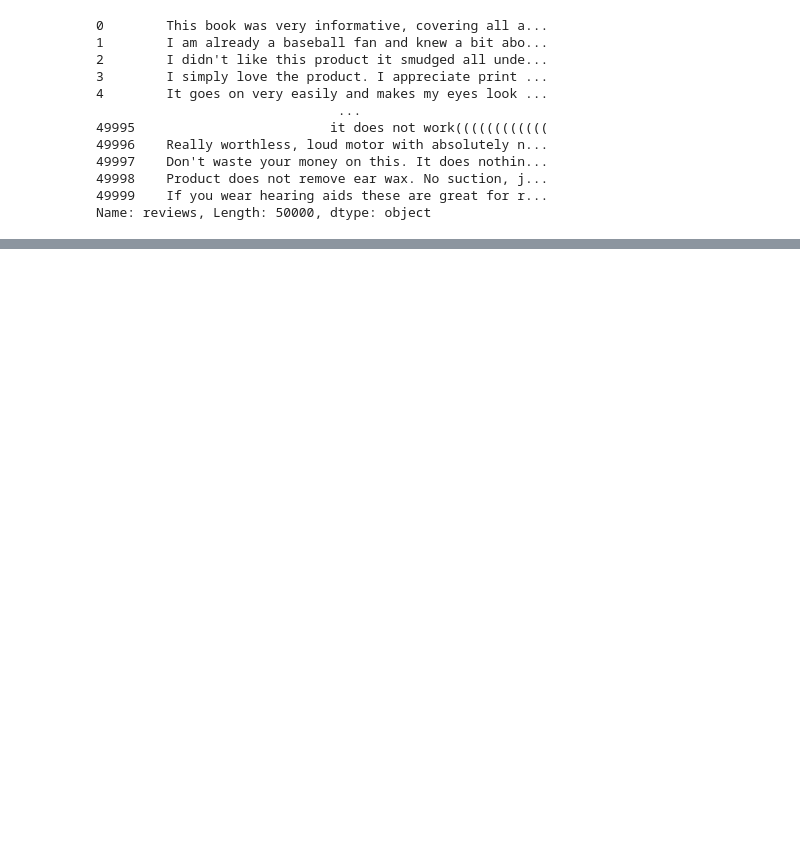
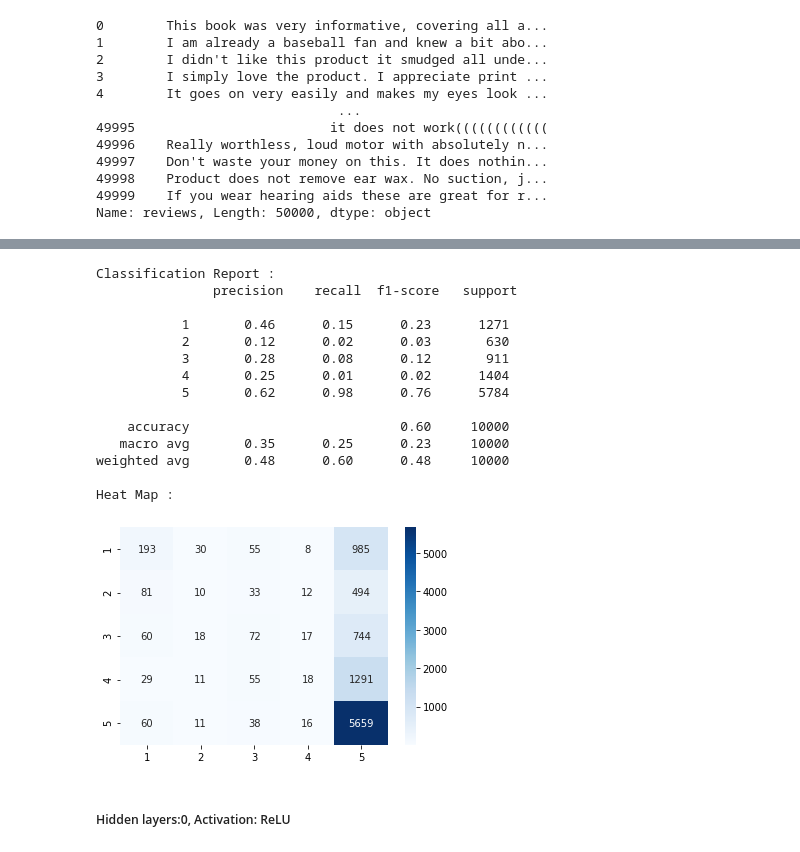
Before and after one commit to Manojbhadu/CS772-DL4NLP, a Jupyter notebook: Assignment2/Word2Vec.ipynb, the cells around one changed output, grey strips where cells are left out. Cells and saved outputs as stored; diff of their text form; code cells hidden in the pictures; blank space fills up the shorter version.

```diff
--- a/Assignment2/Word2Vec.ipynb
+++ b/Assignment2/Word2Vec.ipynb
@@ -252,0 +450,9 @@ Epoch 1/15
+# %%
+Sigmoid1 = NeuralNetGlove(preprocessed_reviews,Y)
+Sigmoid1.build_nn(hiddenLayers=1,activationHidden='sigmoid')
+Sigmoid1.train_nn(64,15)
+y_pred = Sigmoid1.predict(preprocessed_test_reviews)
+accuracyTest = accuracy_score(test['ratings'],y_pred)
+accuracyTrain = Sigmoid1.history.history['accuracy'][-1]
+print(accuracyTrain)
+print(accuracyTest)
@@ -252,0 +477,20 @@ Epoch 1/15
+# %%
+report(y_pred,test,Model=Sigmoid1)
+# %% [output]
+Classification Report :
+               precision    recall  f1-score   support
+
+           1       0.46      0.15      0.23      1271
+           2       0.12      0.02      0.03       630
+           3       0.28      0.08      0.12       911
+           4       0.25      0.01      0.02      1404
+           5       0.62      0.98      0.76      5784
+
+    accuracy                           0.60     10000
+   macro avg       0.35      0.25      0.23     10000
+weighted avg       0.48      0.60      0.48     10000
+
+Heat Map :
+[figure, added]
+# %% [markdown]
+##### Hidden layers:0, Activation: ReLU
```
Also changed, not shown: parts of 31 cells of this notebook.
